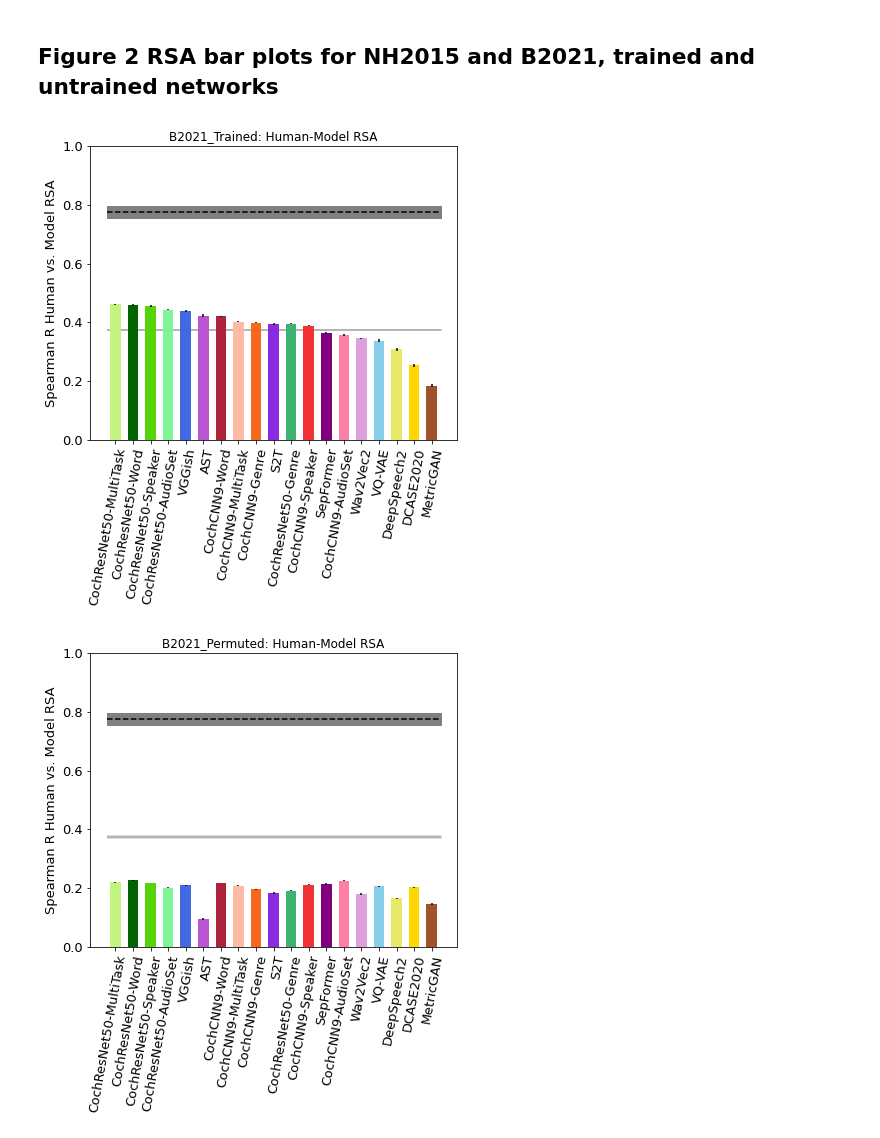
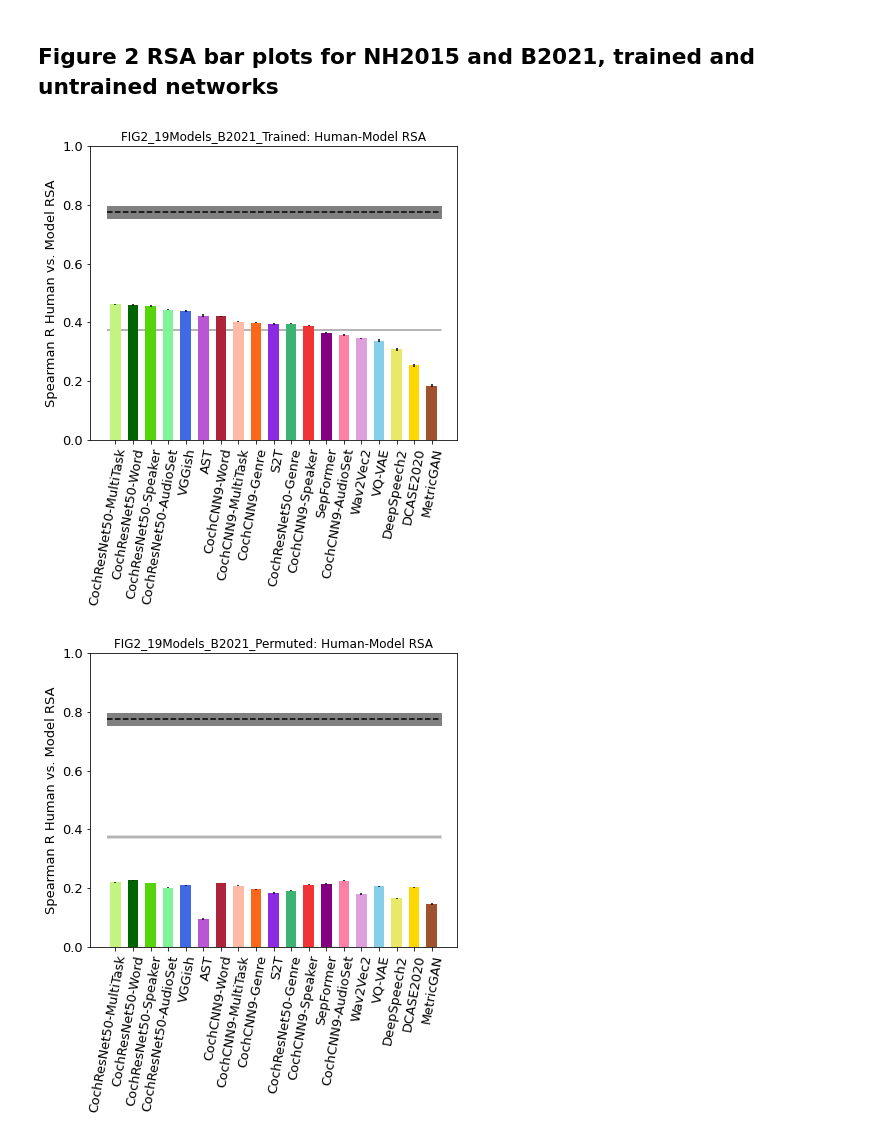
Before and after one commit to gretatuckute/auditory_brain_dnn, a Jupyter notebook: aud_dnn/analyze/generate_Figure2.ipynb, the cells around one changed output. Saved outputs shown, nothing was run; the diff lists cells and outputs as text; code cells hidden in the pictures.

```diff
--- a/aud_dnn/analyze/generate_Figure2.ipynb
+++ b/aud_dnn/analyze/generate_Figure2.ipynb
@@ -129,12 +134,10 @@ if not save:
 ## Figure 2 RSA bar plots for NH2015 and B2021, trained and untrained networks
 # %%
 # Figure 2 bar plot, 19 models in main analysis
-make_all_voxel_rsa_bar_plots_from_p
-ckl(os.path.join(RESULTS_DIR, 'RSA', 'ALL_MODELS_all_dataset_rsa.pckl'),
-                                       save_fig_path = SAVEDIR,
-                                       model_list=FIG_2_5_MODEL_LIST,
-                                       model_order=None,
-                                       )
+make_all_voxel_rsa_bar_plots(save_fig_path=SAVEDIR,
+                             saved_rsa_pckl_path=os.path.join(RESULTS_DIR, 'RSA', 'ALL_MODELS_all_dataset_rsa.pckl'),
+                             model_list=FIG_2_5_MODEL_LIST,
+                             extra_title='FIG2_19Models_')
 # %% [output]
-[figure, old version]
+[figure, new version]
-[figure, old version]
+[figure, new version]
```
Also changed, not shown: parts of 11 cells of this notebook, 2 other files.
